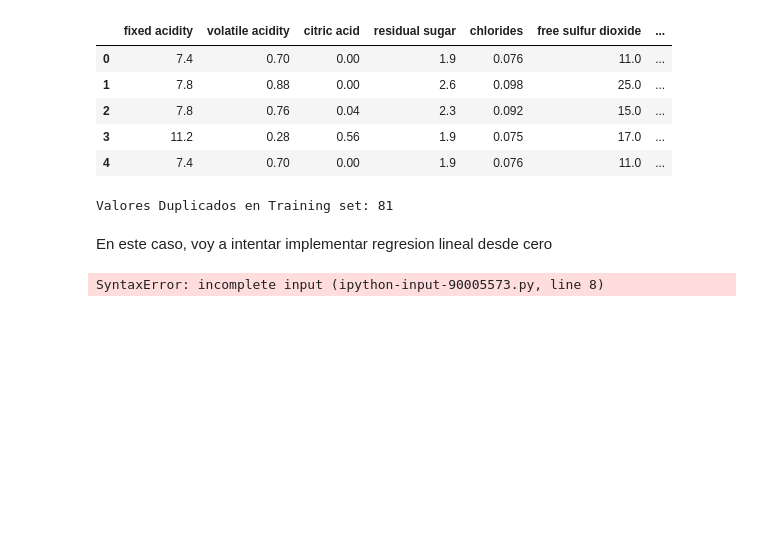
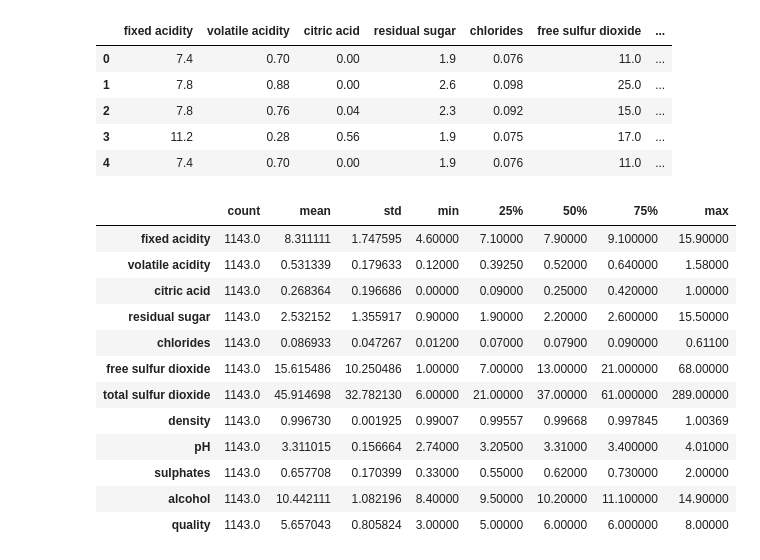
Before and after one commit to Roberto-Teigeiro/ML-No-Framework, a Jupyter notebook: Regression_NoFramework.ipynb, the cells around one changed output. Drawn from its saved outputs; the diff is of its cells as text; code cells hidden in the pictures; blank space fills up the shorter version.

```diff
--- a/Regression_NoFramework.ipynb
+++ b/Regression_NoFramework.ipynb
@@ -30,16 +30,21 @@ df.head()
 X_train,X_test,y_train,y_test = train_test_split(df.drop('quality',axis=1),df['quality'],test_size=0.2,random_state=42)
 y_test.head()
 #check for duplicate values
-print(f"Valores Duplicados en Training set: {X_train.duplicated().sum()}")
+X_train = X_train.drop(drop_cols,axis=1)
+X_test = X_test.drop(drop_cols,axis=1)
-# %% [output]
-Valores Duplicados en Training set: 81
-# %% [markdown]
-En este caso, voy a intentar implementar regresion lineal desde cero
-# %%
-class linearRegression:
-  def __init__(self,LeaningRate,convergenceTool=1e-6):
-      self.LeaningRate=LeaningRate
-      self.convergenceTool=convergenceTool
-  def fit(self,X,y):
-# %% [output]
-SyntaxError: incomplete input (ipython-input-90005573.py, line 8)
+# %%
+df.describe().T
+# %% [output]
+|  | count | mean | std | min | 25% | 50% | 75% | max |
+| fixed acidity | 1143.0 | 8.311111 | 1.747595 | 4.60000 | 7.10000 | 7.90000 | 9.100000 | 15.90000 |
+| volatile acidity | 1143.0 | 0.531339 | 0.179633 | 0.12000 | 0.39250 | 0.52000 | 0.640000 | 1.58000 |
+| citric acid | 1143.0 | 0.268364 | 0.196686 | 0.00000 | 0.09000 | 0.25000 | 0.420000 | 1.00000 |
+| residual sugar | 1143.0 | 2.532152 | 1.355917 | 0.90000 | 1.90000 | 2.20000 | 2.600000 | 15.50000 |
+| chlorides | 1143.0 | 0.086933 | 0.047267 | 0.01200 | 0.07000 | 0.07900 | 0.090000 | 0.61100 |
+| free sulfur dioxide | 1143.0 | 15.615486 | 10.250486 | 1.00000 | 7.00000 | 13.00000 | 21.000000 | 68.00000 |
+| total sulfur dioxide | 1143.0 | 45.914698 | 32.782130 | 6.00000 | 21.00000 | 37.00000 | 61.000000 | 289.00000 |
+| density | 1143.0 | 0.996730 | 0.001925 | 0.99007 | 0.99557 | 0.99668 | 0.997845 | 1.00369 |
+| pH | 1143.0 | 3.311015 | 0.156664 | 2.74000 | 3.20500 | 3.31000 | 3.400000 | 4.01000 |
+| sulphates | 1143.0 | 0.657708 | 0.170399 | 0.33000 | 0.55000 | 0.62000 | 0.730000 | 2.00000 |
+| alcohol | 1143.0 | 10.442111 | 1.082196 | 8.40000 | 9.50000 | 10.20000 | 11.100000 | 14.90000 |
+| quality | 1143.0 | 5.657043 | 0.805824 | 3.00000 | 5.00000 | 6.00000 | 6.000000 | 8.00000 |
```
Also changed, not shown: parts of 6 cells of this notebook.
